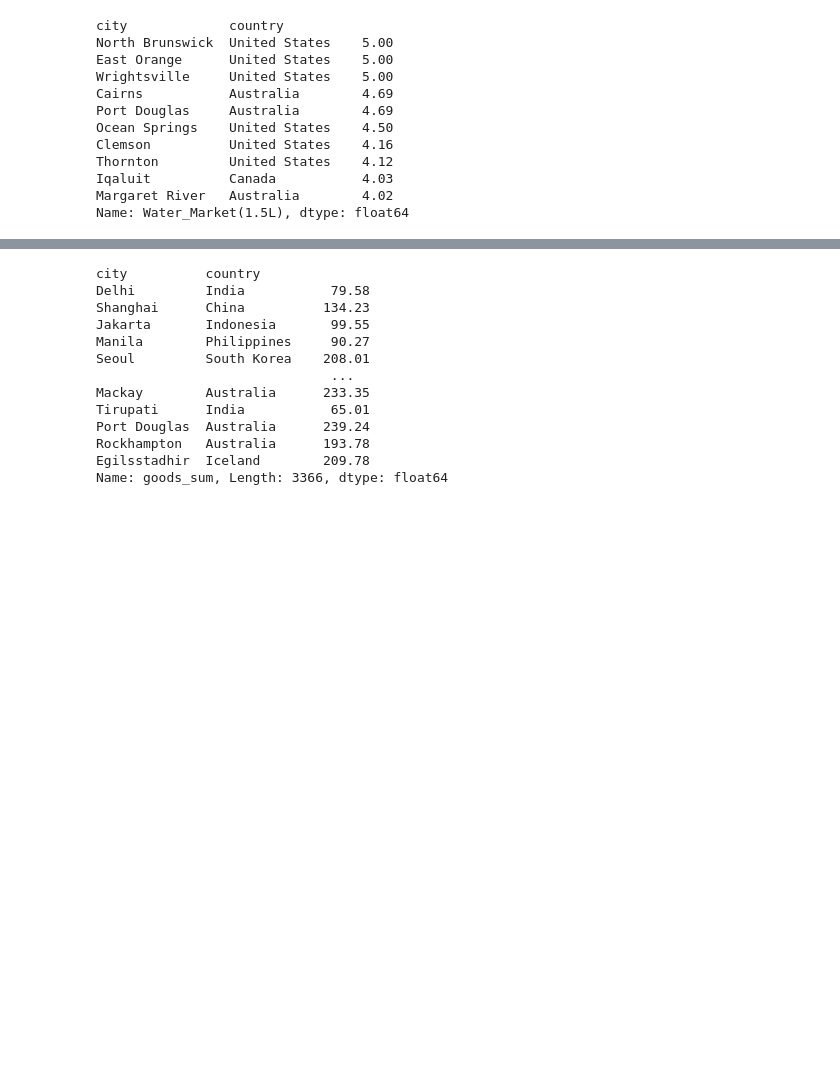
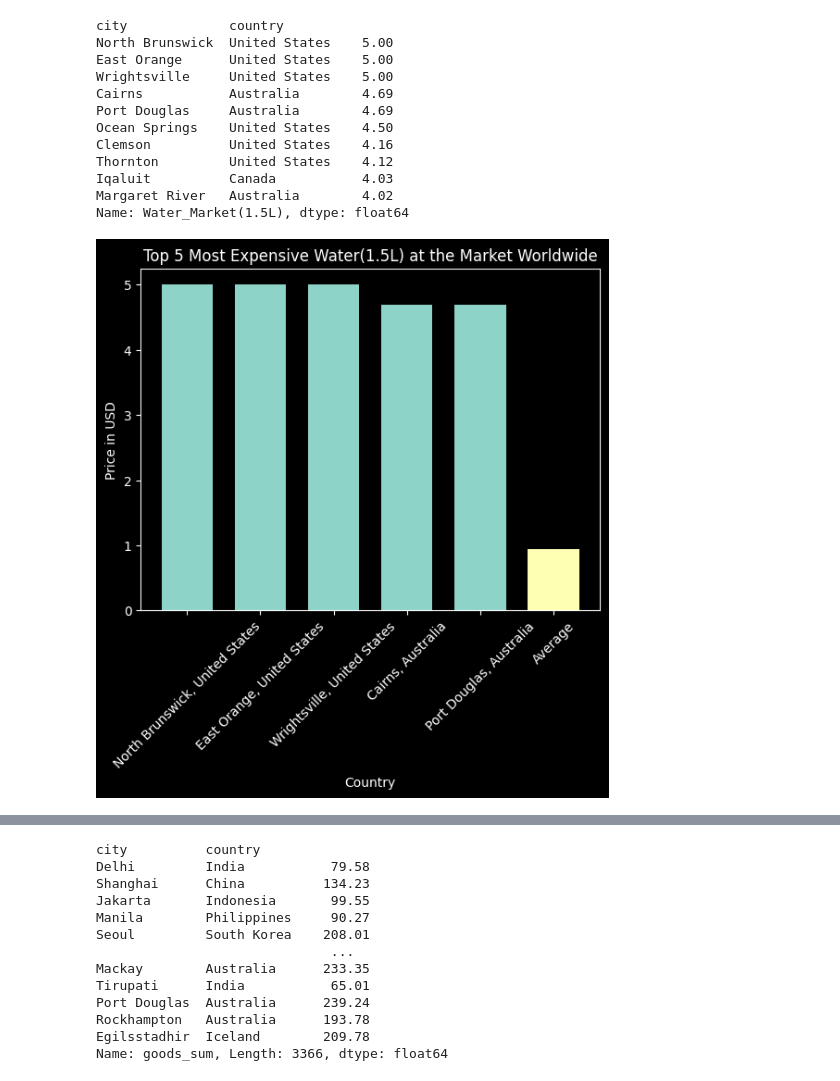
Before and after one commit to philiprobertovich/team-week-project, a Jupyter notebook: phil-project.ipynb, the cells around one changed output, grey strips where cells are left out. Saved outputs shown, nothing was run; the diff lists cells and outputs as text; code cells hidden in the pictures; blank space fills up the shorter version.

```diff
--- a/phil-project.ipynb
+++ b/phil-project.ipynb
@@ -1250,6 +1280,28 @@ Thornton         United States    4.12
 Iqaluit          Canada           4.03
 Margaret River   Australia        4.02
 Name: Water_Market(1.5L), dtype: float64
+# %%
+most_water_values = [5.00, 5.00, 5.00, 4.69, 4.69]
+most_water_locations = ['North Brunswick, United States', 'East Orange, United States', 'Wrightsville, United States', 'Cairns, Australia', 'Port Douglas, Australia']
+# %%
+# Create bar graph
+plt.style.use('dark_background')
+
+plt.title('Top 5 Most Expensive Water(1.5L) at the Market Worldwide')
+
+bar_width = 0.7
+
+plt.bar(most_water_locations, most_water_values, width=bar_width)
+plt.bar('Average', water_average, width=bar_width)
+plt.xticks(rotation=45)
+
+
+plt.xlabel('Country')
+plt.ylabel('Price in USD')
+
+plt.show()
+# %% [output]
+[figure, added]
 # %%
 # Dropping all rows with NaN values
 cost_of_living.dropna(inplace=True)
```
Also changed, not shown: parts of 3 cells of this notebook.
